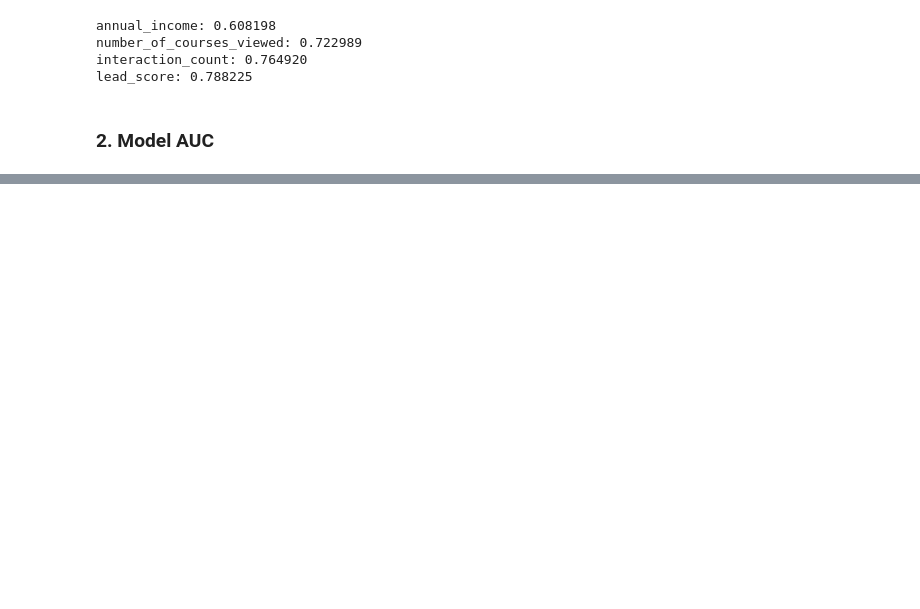
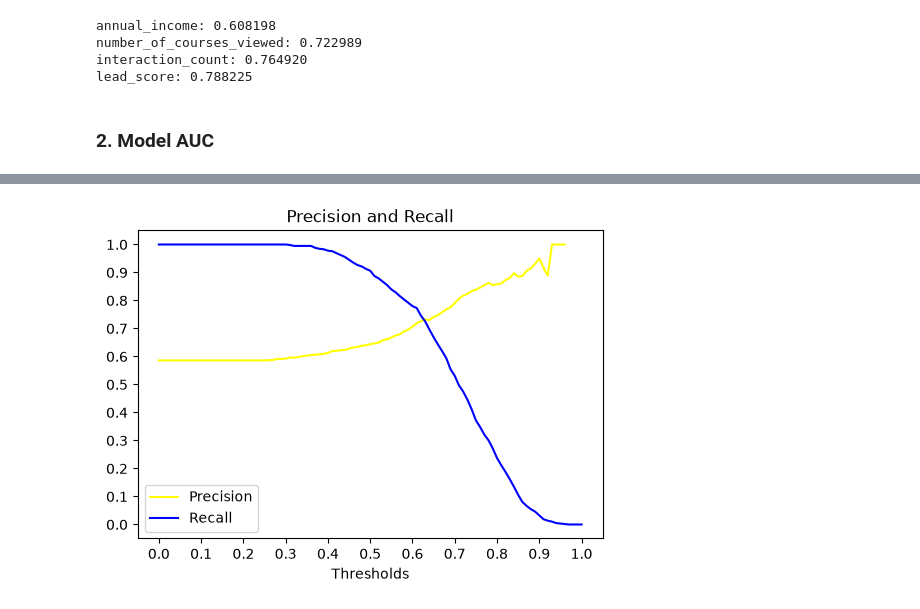
Before and after one commit to Olena-Barabash/ml-zoomcamp-2026-homework, a Jupyter notebook: homework-04/homework-04.ipynb, the cells around one changed output, grey strips where cells are left out. Saved outputs shown, nothing was run; the diff lists cells and outputs as text; code cells hidden in the pictures; blank space fills up the shorter version.

```diff
--- a/homework-04/homework-04.ipynb
+++ b/homework-04/homework-04.ipynb
@@ -101,0 +102,5 @@ lead_score: 0.788225
+# %%
+train_dict = get_dict(df_train)
+X_train = dv.fit_transform(train_dict)
+
+model.fit(X_train, y_train)
@@ -101,0 +109,4 @@ lead_score: 0.788225
+# %%
+val_dict = get_dict(df_val)
+X_val = dv.transform(val_dict)
+y_pred = model.predict_proba(X_val)[:, 1]
@@ -101,0 +121,3 @@ lead_score: 0.788225
+# %%
+thresholds = np.linspace(0.0, 1.0, 101)
+thresholds
@@ -101,0 +135,16 @@ lead_score: 0.788225
+# %%
+scores = []
+
+for t in thresholds:
+    tp = ((y_pred >= t) & (y_val == 1)).sum()
+    fp = ((y_pred >= t) & (y_val == 0)).sum()
+    tn = ((y_pred < t) & (y_val == 0)).sum()
+    fn = ((y_pred < t) & (y_val == 1)).sum()
+
+    precision = tp / (tp + fp) if tp + fp != 0 else np.nan
+    recall = tp / (tp + fn) if tp + fn != 0 else np.nan
+
+    scores.append((t, tp, fp, fn, tn, precision, recall))
+
+df_scores = pd.DataFrame(scores)
+df_scores.columns = ['threshold', 'tp', 'fp', 'fn', 'tn', 'precision', 'recall']
@@ -101,0 +166,16 @@ lead_score: 0.788225
+# %%
+plt.figure(figsize=(6, 4))
+
+plt.plot(df_scores.threshold, df_scores.precision, color='yellow', linestyle='solid', label='Precision')
+plt.plot(df_scores.threshold, df_scores.recall, color='blue', linestyle='solid', label='Recall')
+plt.legend()
+
+plt.xticks(np.linspace(0, 1, 11))
+plt.yticks(np.linspace(0, 1, 11))
+
+plt.xlabel('Thresholds')
+plt.title('Precision and Recall')
+
+plt.show()
+# %% [output]
+[figure, added]
```
Also changed, not shown: parts of 27 cells of this notebook.
